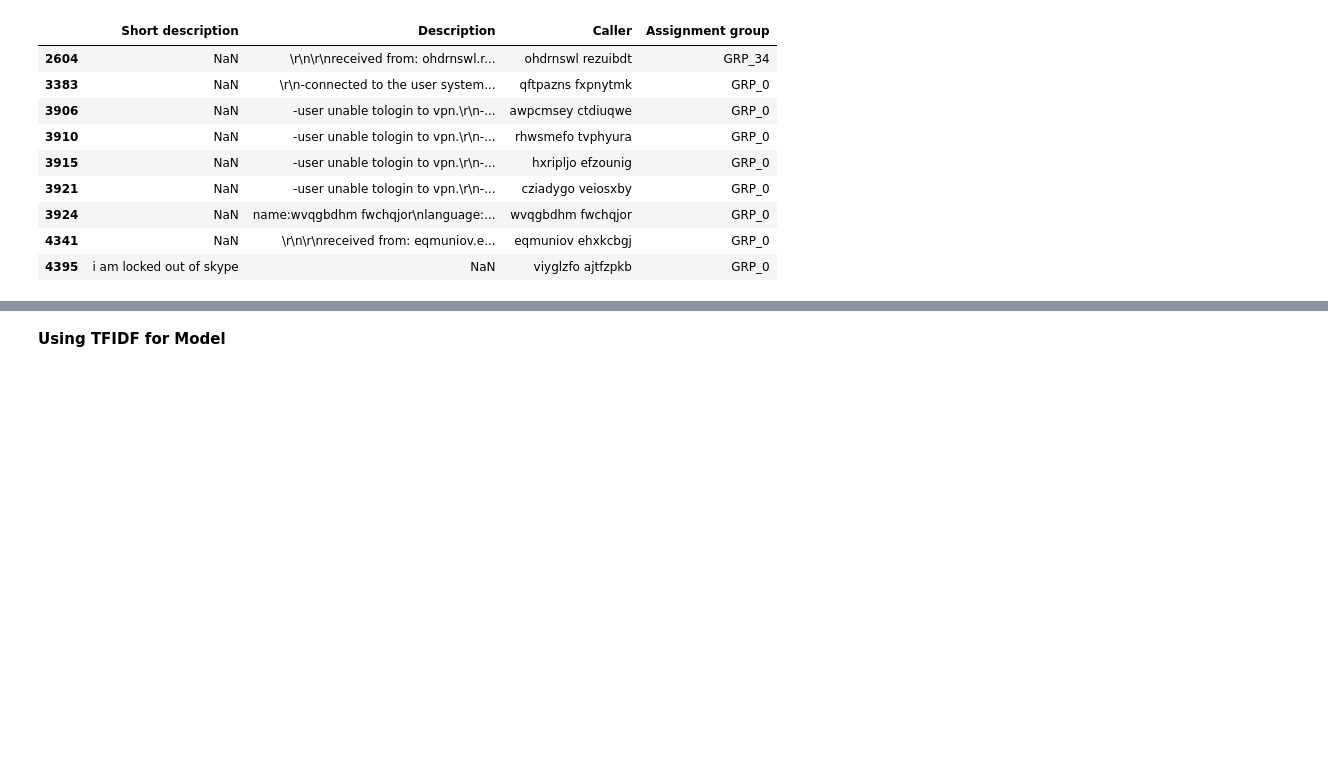
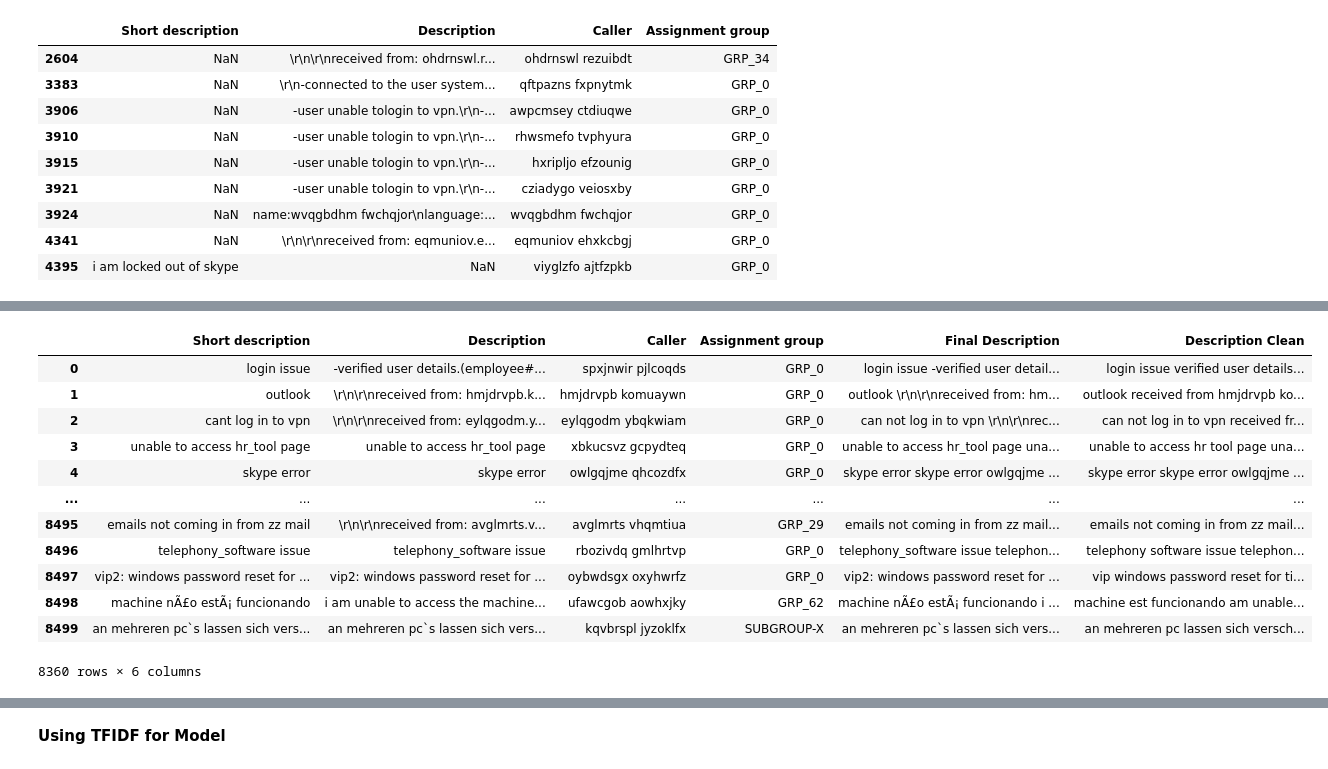
Before and after one commit to capstone-nlp-jul-group-13/capstone, a Jupyter notebook: Capstone_MJ.ipynb, the cells around one changed output, grey strips where cells are left out. Saved outputs shown, nothing was run; the diff lists cells and outputs as text; code cells hidden in the pictures; blank space fills up the shorter version.

```diff
--- a/Capstone_MJ.ipynb
+++ b/Capstone_MJ.ipynb
@@ -409,0 +188,4 @@ X_train, X_test, y_train, y_test = train_test_split(X,y, test_size = 0.2, random
+# %%
+#Combine Text Fields
+df['Final Description'] = df['Short description'].str.cat(df['Description'],sep=" ")
+df['Final Description'] = df['Final Description'].str.cat(df['Caller'],sep=" ")
@@ -409,0 +201,16 @@ X_train, X_test, y_train, y_test = train_test_split(X,y, test_size = 0.2, random
+# %%
+## Decontract the words
+import re
+def decontract(text):
+    text = re.sub(r"won\'t", "will not", text)
+    text = re.sub(r"can\'t", "can not", text)
+    text = re.sub(r"cant", "can not", text)
+    text = re.sub(r"n\'t", " not", text)
+    text = re.sub(r"\'re", " are", text)
+    text = re.sub(r"\'s", " is", text)
+    text = re.sub(r"\'d", " would", text)
+    text = re.sub(r"\'ll", " will", text)
+    text = re.sub(r"\'t", " not", text)
+    text = re.sub(r"\'ve", " have", text)
+    text = re.sub(r"\'m", " am", text)
+    return text
@@ -409,0 +239,17 @@ X_train, X_test, y_train, y_test = train_test_split(X,y, test_size = 0.2, random
+# %%
+df_clean = clean_text(df, 'Final Description', 'Description Clean')
+df_clean
+# %% [output]
+|  | Short description | Description | Caller | Assignment group | Final Description | Description Clean |
+| 0 | login issue | -verified user details.(employee#... | spxjnwir pjlcoqds | GRP_0 | login issue -verified user detail... | login issue verified user details... |
+| 1 | outlook | \r\n\r\nreceived from: hmjdrvpb.k... | hmjdrvpb komuaywn | GRP_0 | outlook \r\n\r\nreceived from: hm... | outlook received from hmjdrvpb ko... |
+| 2 | cant log in to vpn | \r\n\r\nreceived from: eylqgodm.y... | eylqgodm ybqkwiam | GRP_0 | can not log in to vpn \r\n\r\nrec... | can not log in to vpn received fr... |
+| 3 | unable to access hr_tool page | unable to access hr_tool page | xbkucsvz gcpydteq | GRP_0 | unable to access hr_tool page una... | unable to access hr tool page una... |
+| 4 | skype error | skype error | owlgqjme qhcozdfx | GRP_0 | skype error skype error owlgqjme ... | skype error skype error owlgqjme ... |
+| ... | ... | ... | ... | ... | ... | ... |
+| 8495 | emails not coming in from zz mail | \r\n\r\nreceived from: avglmrts.v... | avglmrts vhqmtiua | GRP_29 | emails not coming in from zz mail... | emails not coming in from zz mail... |
+| 8496 | telephony_software issue | telephony_software issue | rbozivdq gmlhrtvp | GRP_0 | telephony_software issue telephon... | telephony software issue telephon... |
+| 8497 | vip2: windows password reset for ... | vip2: windows password reset for ... | oybwdsgx oxyhwrfz | GRP_0 | vip2: windows password reset for ... | vip windows password reset for ti... |
+| 8498 | machine nÃ£o estÃ¡ funcionando | i am unable to access the machine... | ufawcgob aowhxjky | GRP_62 | machine nÃ£o estÃ¡ funcionando i ... | machine est funcionando am unable... |
+| 8499 | an mehreren pc`s lassen sich vers... | an mehreren pc`s lassen sich vers... | kqvbrspl jyzoklfx | SUBGROUP-X | an mehreren pc`s lassen sich vers... | an mehreren pc lassen sich versch... |
+8360 rows × 6 columns
```
Also changed, not shown: parts of 74 cells of this notebook.
